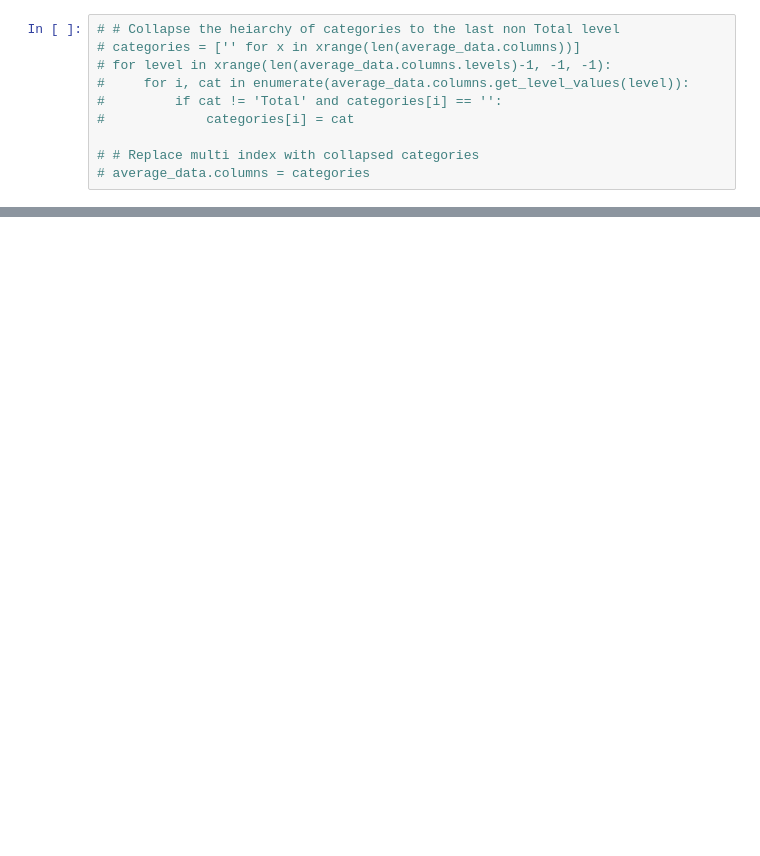
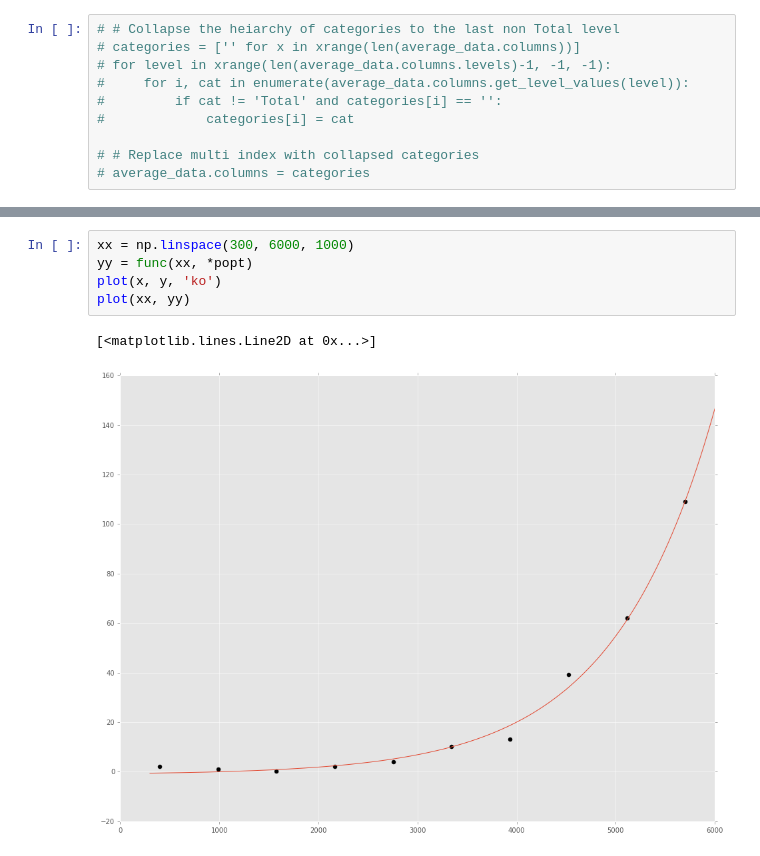
Before and after one commit to selfabrisham/aemshousing, a Jupyter notebook: notebooks/Get average personal income and expense from FRED data.ipynb, the cells around one changed output, grey strips where cells are left out. Saved outputs shown, nothing was run; the diff lists cells and outputs as text; blank space fills up the shorter version.

```diff
--- a/notebooks/Get average personal income and expense from FRED data.ipynb
+++ b/notebooks/Get average personal income and expense from FRED data.ipynb
@@ -242,3 +263,11 @@ pd.DataFrame(y, index=personal_data.index).plot(style='*', ax=ax, logy=True)
+# %%
+xx = np.linspace(300, 6000, 1000)
+yy = func(xx, *popt)
+plot(x, y, 'ko')
+plot(xx, yy)
+# %% [output]
+[<matplotlib.lines.Line2D at 0x...>]
+[figure, added]
 # %%
 average_data.iloc[-24].sort_values()
 # %% [output]
```
Also changed, not shown: parts of 9 cells of this notebook.
